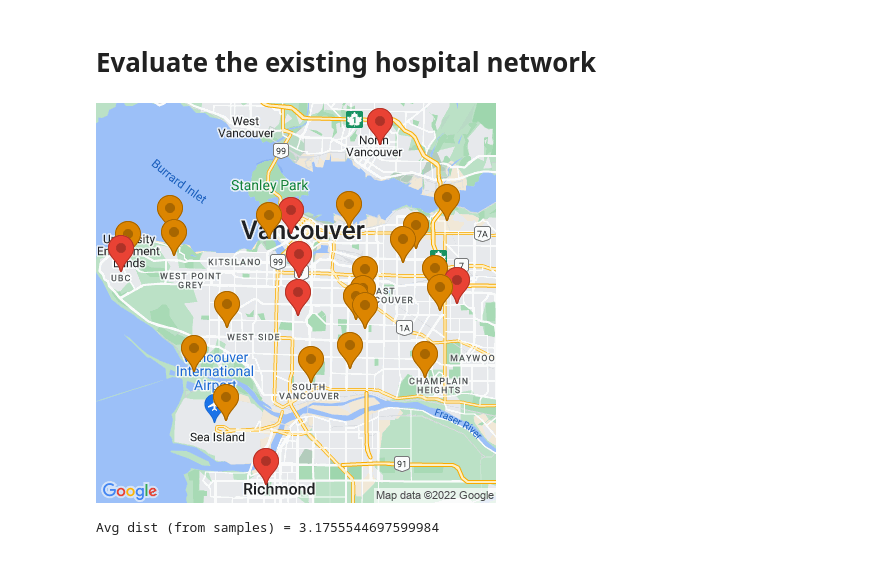
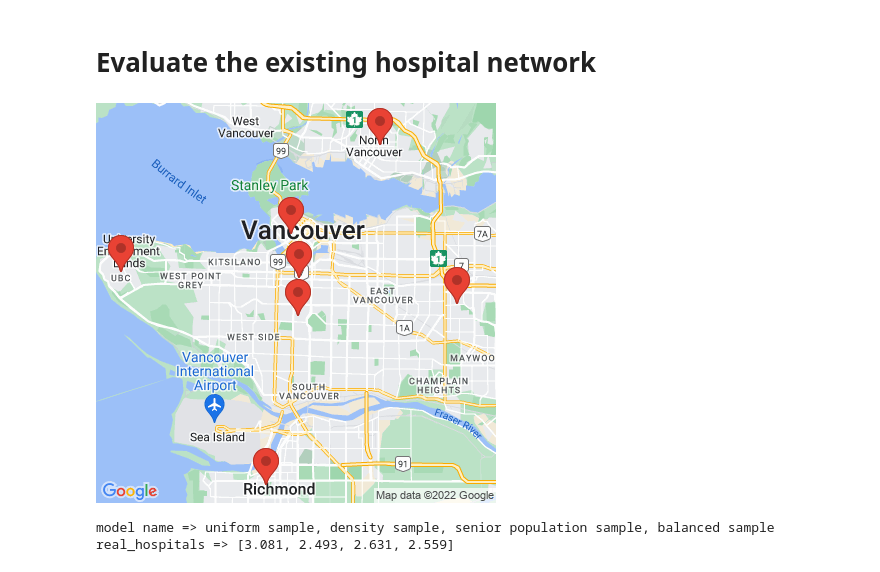
Before and after one commit to rctcwyvrn/math441-project, a Jupyter notebook: evaluate_real.ipynb, the cells around one changed output. Cells and saved outputs as stored; diff of their text form; code cells hidden in the pictures.

Commit message:
more evaluations and more models

```diff
--- a/evaluate_real.ipynb
+++ b/evaluate_real.ipynb
@@ -5,16 +5,26 @@ import utils
 # %%
 hospitals = [
     (49.249519335110776, -123.01551932374011), # burnaby hospital
     (49.32068041315541, -123.06805419240101), # lions gate hospital
     (49.28080564825291, -123.12895387473844), # st pauls hospital
     (49.261203800748525, -123.12344345475546), # vancouver general hospital
     (49.24421560288513, -123.12412982629816), # bc childrens/womens hospital
     (49.26398297607463, -123.24584493126666), # ubc hospital
     (49.168342389356106, -123.14638191125505), # richmond hospital
 ]
-result, samples = utils.uniform_random_evaluate_solution(hospitals)
-display(utils.get_map((49.249828, -123.125774), markers=[("orange", samples[:20]), ("red", hospitals)], zoom=11))
-print(f"Avg dist (from samples) = {result}" )
+# result, samples = utils.uniform_random_evaluate_solution(hospitals)
+display(utils.get_map((49.249828, -123.125774), markers=[("red", hospitals)], zoom=11))
+# print(f"Avg dist (from samples) = {result}" )
 # %% [output]
-[figure, old version]
+[figure, new version]
-Avg dist (from samples) = 3.1755544697599984
+# %%
+uniform_eval = utils.uniform_random_evaluate_solution(hospitals)
+population_eval = utils.population_sample_evaluate_solution(hospitals)
+senior_eval = utils.senior_population_sample_evaluate_solution(hospitals)
+balanced_eval = utils.balanced_sample_evaluate_solution(hospitals)
+results = (uniform_eval, population_eval, senior_eval, balanced_eval)
+print(f"model name => uniform sample, density sample, senior population sample, balanced sample")
+print(f"real_hospitals => {[round(r[0],3) for r in results]}")
+# %% [output]
+model name => uniform sample, density sample, senior population sample, balanced sample
+real_hospitals => [3.081, 2.493, 2.631, 2.559]
```
Also changed, not shown: 3 other files.
